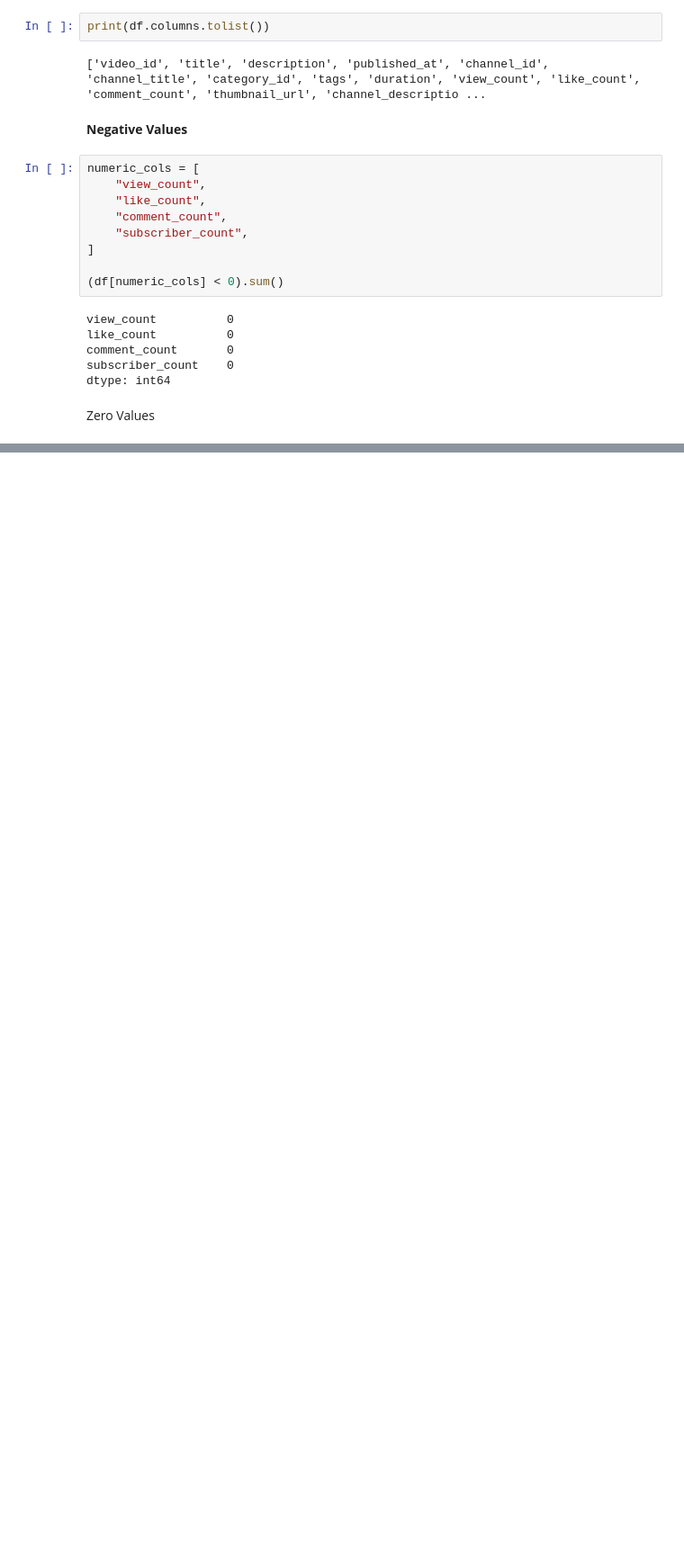
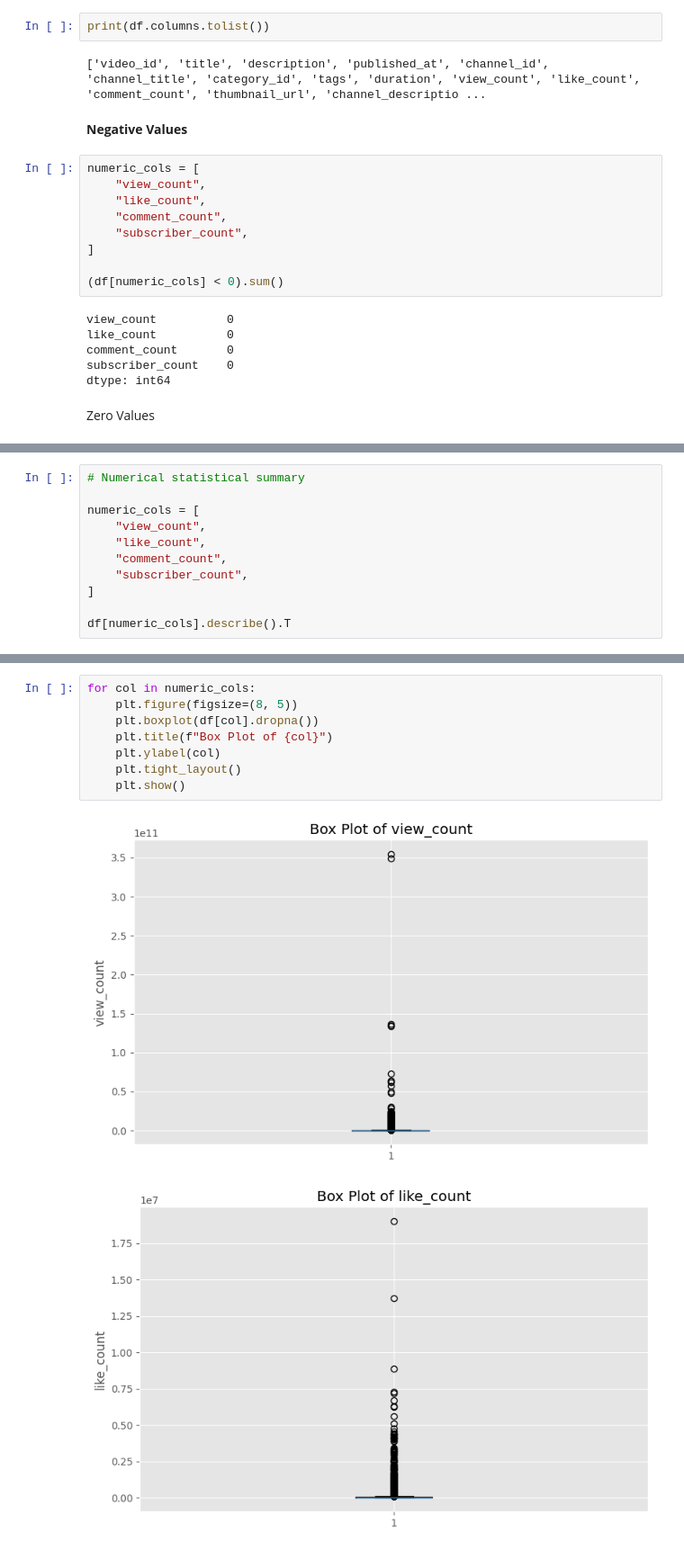
Before and after one commit to poornahari16/creatorlens-youtube-engagement-prediction, a Jupyter notebook: notebooks/03_EDA.ipynb, the cells around one changed output, grey strips where cells are left out. Shown at 90% size. Drawn from its saved outputs; the diff is of its cells as text; blank space fills up the shorter version.

```diff
--- a/notebooks/03_EDA.ipynb
+++ b/notebooks/03_EDA.ipynb
@@ -177,0 +273,11 @@ dtype: int64
+# %%
+# Numerical statistical summary
+
+numeric_cols = [
+    "view_count",
+    "like_count",
+    "comment_count",
+    "subscriber_count",
+]
+
+df[numeric_cols].describe().T
@@ -177,0 +332,11 @@ dtype: int64
+# %%
+for col in numeric_cols:
+    plt.figure(figsize=(8, 5))
+    plt.boxplot(df[col].dropna())
+    plt.title(f"Box Plot of {col}")
+    plt.ylabel(col)
+    plt.tight_layout()
+    plt.show()
+# %% [output]
+[figure, added]
+[figure, added]
```
Also changed, not shown: parts of 62 cells of this notebook, 11 other files.
